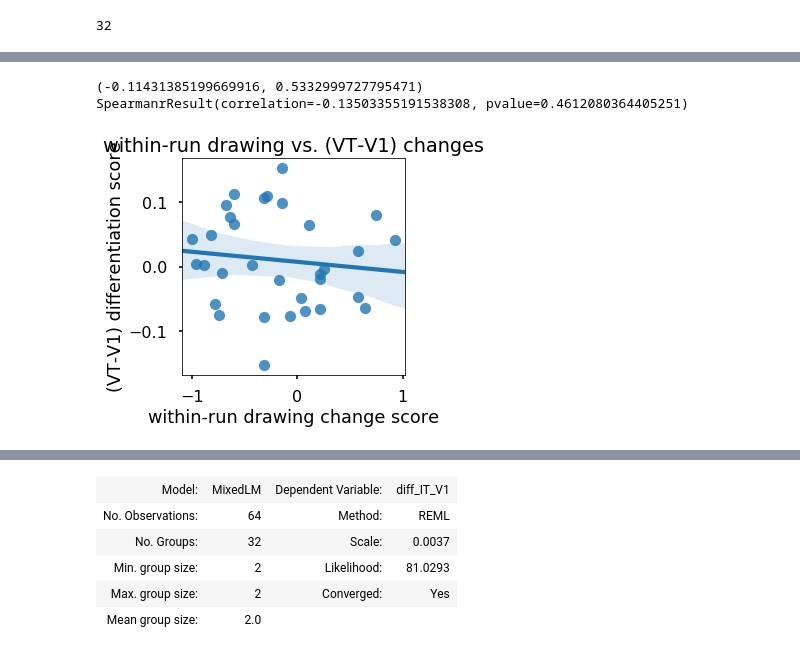
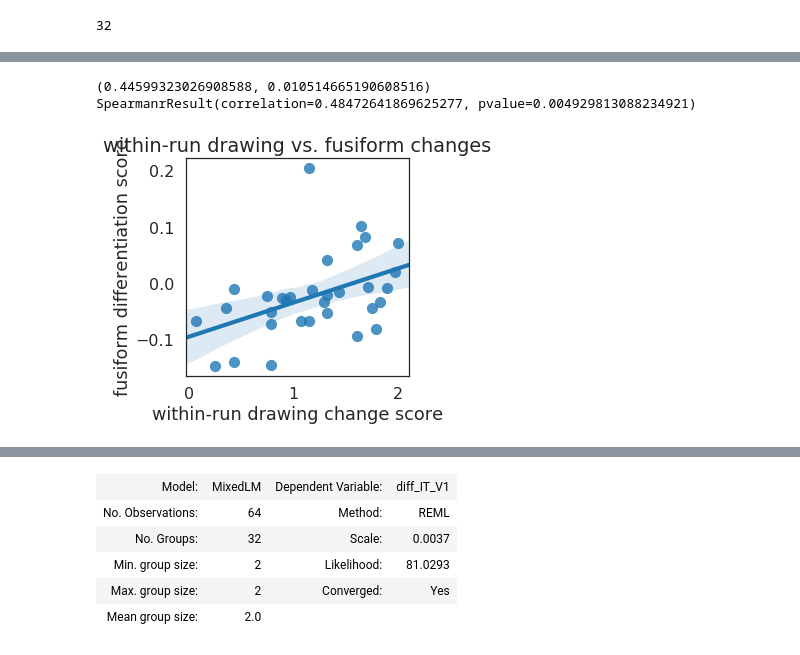
Before and after one commit to judithfan/sketchfeat, a Jupyter notebook: sketches/relate_neural_changes_to_sketch_changes.ipynb, the cells around one changed output, grey strips where cells are left out. Drawn from its saved outputs; the diff is of its cells as text; code cells hidden in the pictures.

```diff
--- a/sketches/relate_neural_changes_to_sketch_changes.ipynb
+++ b/sketches/relate_neural_changes_to_sketch_changes.ipynb
@@ -242,11 +253,10 @@ if 'trained_post_ventemp' in X.columns:
     fig = plt.figure(figsize=(6,6))
     sns.set_context('poster')
     sns.regplot(x="within_run",y="diffscore_ventemp",data=X)
-    plt.title('relating drawing and neural changes (ventral temporal)')
-    plt.ylabel('differentiation score')
-    plt.xlabel('within-run drawing change score')
-    plt.xlim(-1.1,1.01)
-    plt.ylim(-0.15,0.15)
+    plt.title('ventral temporal cortex')
+    plt.ylabel('neural differentiation score')
+    plt.xlabel('drawing differentiation score')
+    plt.ylim(-0.18,0.18)
     print stats.pearsonr(diffscore_ventemp,within_run)
     print stats.spearmanr(diffscore_ventemp,within_run)
 # %% [output]
@@ -255,0 +266,12 @@ SpearmanrResult(correlation=-0.38180002926075018, pvalue=0.031060591394540826)
+# %%
+if 'trained_post_occipital' in X.columns:
+    fig = plt.figure(figsize=(6,6))
+    sns.set_context('poster')
+    sns.regplot(x="within_run",y="diffscore_occipital",data=X)
+    plt.title('occipital cortex')
+    plt.ylabel('neural differentiation score')
+    plt.xlabel('drawing differentiation score')
+    plt.xlim(-0,2.01)
+    plt.ylim(-0.18,0.18)
+    print stats.pearsonr(diffscore_occipital,within_run)
+    print stats.spearmanr(diffscore_occipital,within_run)
@@ -269,0 +296,10 @@ SpearmanrResult(correlation=-0.13264844841687765, pvalue=0.46923377182925874)
+# %%
+if 'trained_post_occipital' in X.columns:
+    fig = plt.figure(figsize=(4,4))
+    sns.set_context('poster')
+    sns.regplot(x="within_run",y="diffscore_ventemp_occipital",data=X)
+    plt.title('within-run drawing vs. (VT-OCC) changes')
+    plt.ylabel('(VT-OCC) differentiation score')
+    plt.xlabel('within-run drawing change score')
+    print stats.pearsonr(diffscore_ventemp_occipital,within_run)
+    print stats.spearmanr(diffscore_ventemp_occipital,within_run)
@@ -270,14 +310,14 @@ SpearmanrResult(correlation=-0.13264844841687765, pvalue=0.46923377182925874)
 # %%
-### within_run: ranges from (-1, 1). negative values indicate decreasing similarity across trials within-run.
+### within_run: ranges from (0, 2). positive values indicate increasing feature differentiation across trials within-run.
 fig = plt.figure(figsize=(4,4))
 sns.set_context('poster')
-sns.regplot(x="within_run",y="diffscore_ventemp_V1",data=X)
-plt.title('within-run drawing vs. (VT-V1) changes')
-plt.ylabel('(VT-V1) differentiation score')
+sns.regplot(x="within_run",y="diffscore_fusiform",data=X)
+plt.title('within-run drawing vs. fusiform changes')
+plt.ylabel('fusiform differentiation score')
 plt.xlabel('within-run drawing change score')
-print stats.pearsonr(diffscore_ventemp_V1,within_run)
-print stats.spearmanr(diffscore_ventemp_V1,within_run)
+print stats.pearsonr(diffscore_fusiform,within_run)
+print stats.spearmanr(diffscore_fusiform,within_run)
 # %% [output]
-(-0.11431385199669916, 0.5332999727795471)
-SpearmanrResult(correlation=-0.13503355191538308, pvalue=0.4612080364405251)
+(0.44599323026908588, 0.010514665190608516)
+SpearmanrResult(correlation=0.48472641869625277, pvalue=0.004929813088234921)
-[figure, old version]
+[figure, new version]
```
Also changed, not shown: parts of 25 cells of this notebook, 1 other file.
